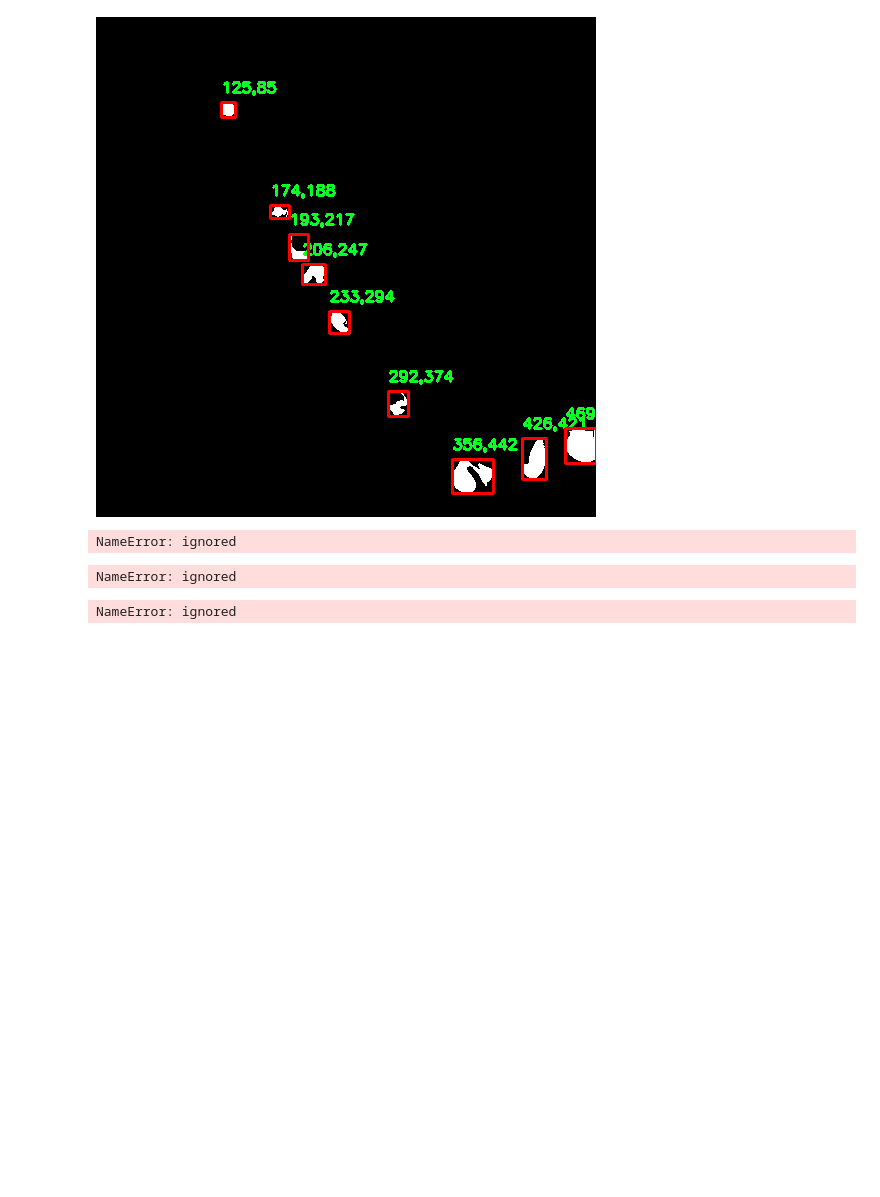
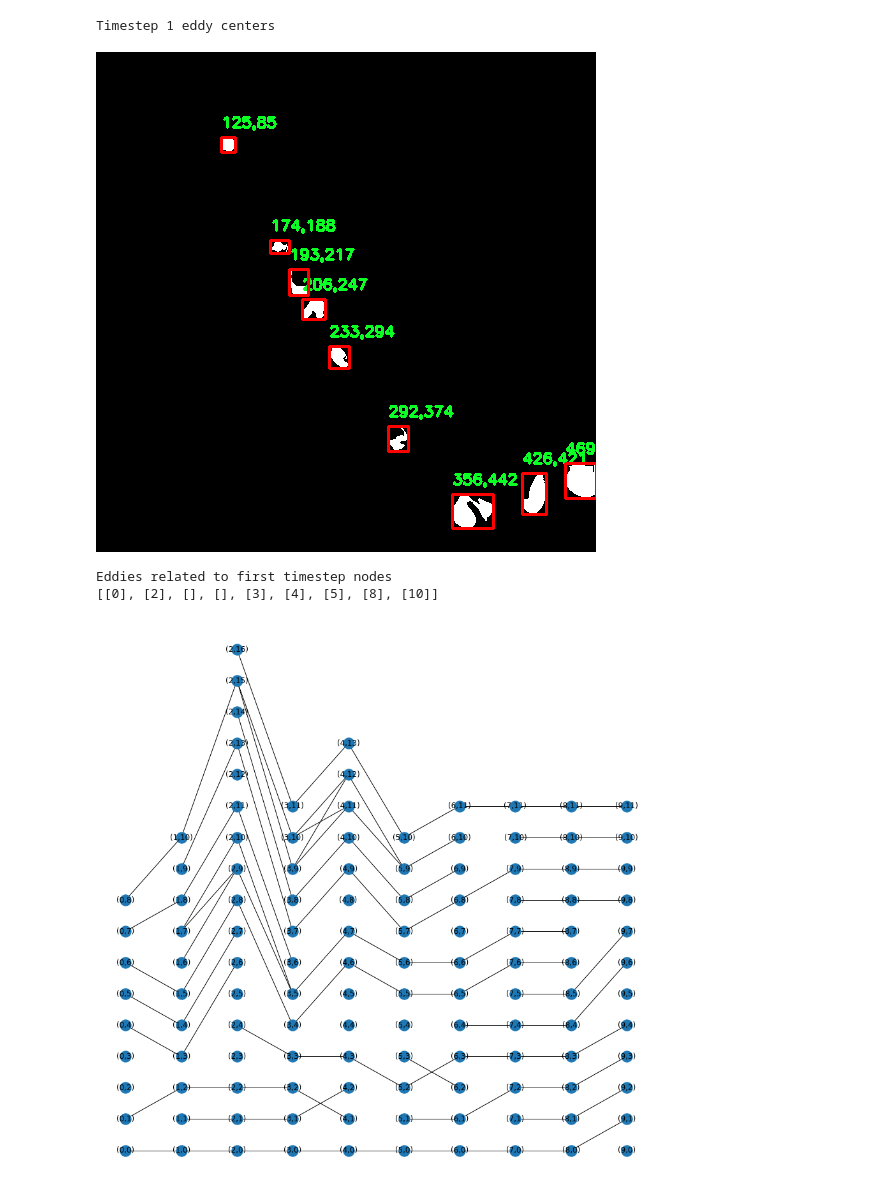
Before and after one commit to Kadam-Tushar/Eddy-Analyser, a Jupyter notebook: python/Eddy_Tracking.ipynb, the cells around one changed output. Saved outputs shown, nothing was run; the diff lists cells and outputs as text; code cells hidden in the pictures; blank space fills up the shorter version.

```diff
--- a/python/Eddy_Tracking.ipynb
+++ b/python/Eddy_Tracking.ipynb
@@ -4,6 +4,8 @@ import cv2
 import numpy as np
 from google.colab.patches import cv2_imshow
 # %%
+""" Loading Images of eddies and object detection using contours
+ Drawring Bounding rectangle around eddies and getting centroid of eddies"""
 path = 'Images/'
 timestep = "01"
 filename = path+'Ensemble1Timestep'+str(timestep)+'.png'
@@ -25,10 +27,15 @@ for c in cnts:
 
     ROI_number += 1
 
+print("Timestep 1 eddy centers")
 cv2_imshow(copy)
 # %% [output]
+Timestep 1 eddy centers
 [figure]
 # %%
+"""Generating feature list like centroid, shape , area for each detected eddy
+ to compare it with same eddy in next timestamp. """
+
 cap = cv2.VideoCapture("Images/Ensemble1Timestep%02d.png",cv2.CAP_IMAGES)
 limit = 0
 # time - index of contour - [centroid(x,y),contours]
@@ -57,27 +64,18 @@ while cap.isOpened() and limit < 10 :
         cx = int(M['m10']/M['m00'])
         cy = int(M['m01']/M['m00'])
         features.append([cx,cy,cv2.contourArea(c)])
-        #print("contour area ",cv2.contourArea(c),(cx,cy))
+
       cv2.putText(frame, str(cx)+","+str(cy), (x, y-10), cv2.FONT_HERSHEY_SIMPLEX, 0.3, (36,255,12), 2)
-      # x,y,w,h = cv2.boundingRect(c)
-      # print(c.shape)
-      # ROI = image[y:y+h, x:x+w]
-      # #cv2.imwrite('ROI_{}.png'.format(ROI_number), ROI)
-      # cv2.rectangle(frame,(x,y),(x+w,y+h),(255,0,0),1)
 
-      # ROI_number += 1
     eddy_features.append(features)
-    print(limit)
-    cv2_imshow(frame)
+
+
 
     if cv2.waitKey(50) & 0xFF == ord('q'):
         break
-
-
-   #print(frame.shape)
-# %% [output]
-NameError: ignored
 # %%
+""" Generating graph of eddies by treating nodes as eddy center and there is edge between nodes if
+ if they are same eddies """
 graph  = []
 for centroid_list in eddy_features:
   l=[[] for i in range(len(centroid_list))]
@@ -99,38 +97,36 @@ for i in range(len(graph)):
         if np.linalg.norm(curr-nxt) <= thresh and abs(nxt_area - curr_area) <= 200.0  :
           graph[i][j].append(k)
 
-
+print("Eddies related to first timestep nodes")
 print(graph[0])
-print("orig vert ",eddy_features[0][6])
-for adj in graph[0][6] :
-  print(eddy_features[1][adj])
 # %% [output]
-NameError: ignored
+Eddies related to first timestep nodes
+[[0], [2], [], [], [3], [4], [5], [8], [10]]
 # %%
 import networkx as nx
 points_pos={}
 nx_graph = nx.Graph()
 
 for i in range(len(graph)):
   for j in range(len(graph[i])):
     nx_graph.add_node(f'({i},{j})')
     points_pos[f'({i},{j})']=  (i,j)
 
 for i in range(len(graph)):
   for j in range(len(graph[i])):
     for adj in graph[i][j]:
       name1 = f"({i},{j})"
       name2 = f"({i+1},{adj})"
       nx_graph.add_edge(name1,name2)
 
 
 import matplotlib.pyplot as plt
 fig = plt.figure(figsize=(12,12))
 nx.draw(nx_graph, with_labels=True, pos=points_pos)
-plt.set_xlabel("Timestep")
+plt.xlabel("Timestep")
 plt.show()
 
 fig.savefig('eddy_life_cycle.png')
 # %% [output]
-NameError: ignored
+[figure, added]
 # %%
```
Also changed, not shown: parts of 2 cells of this notebook, 1 other file.
